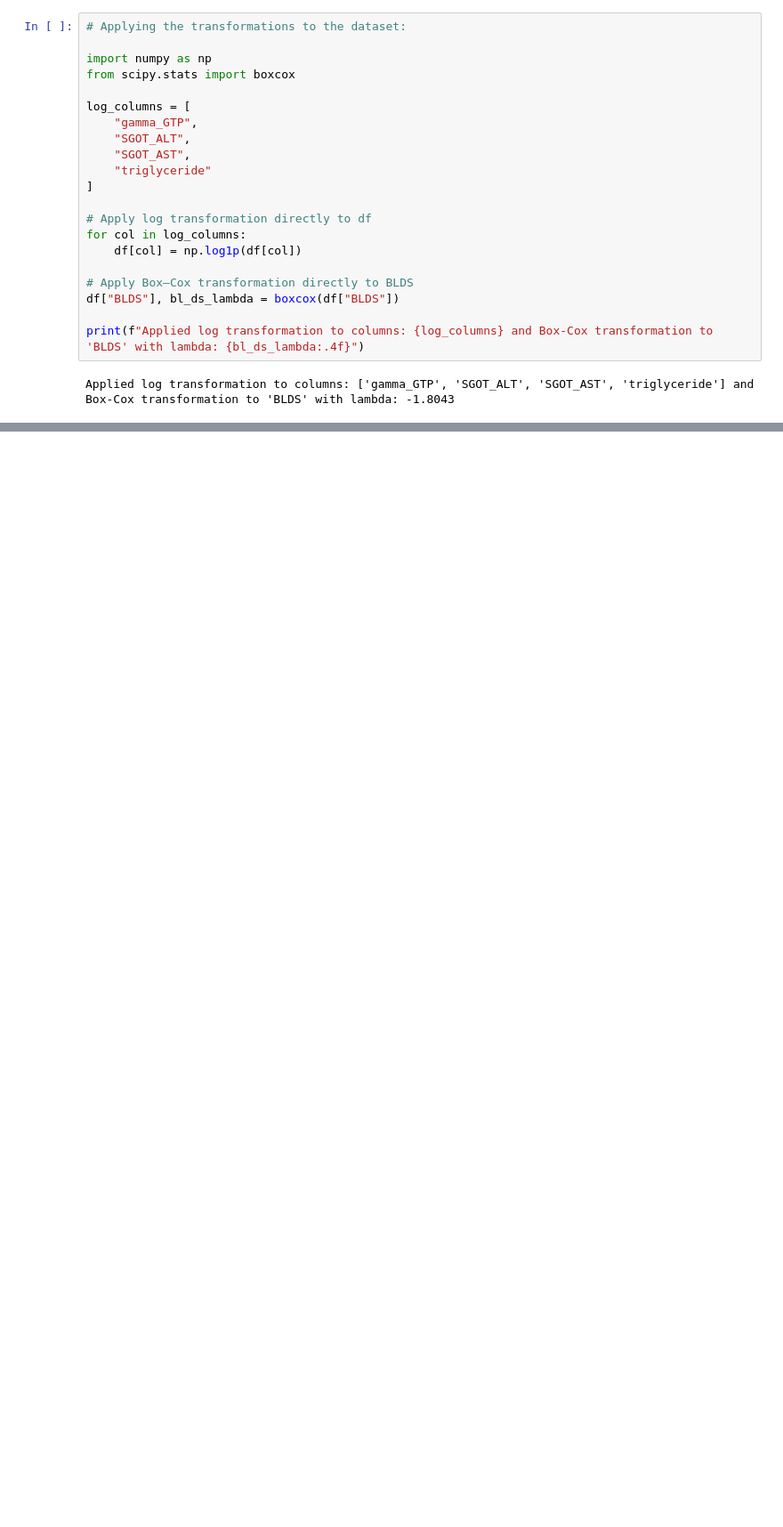
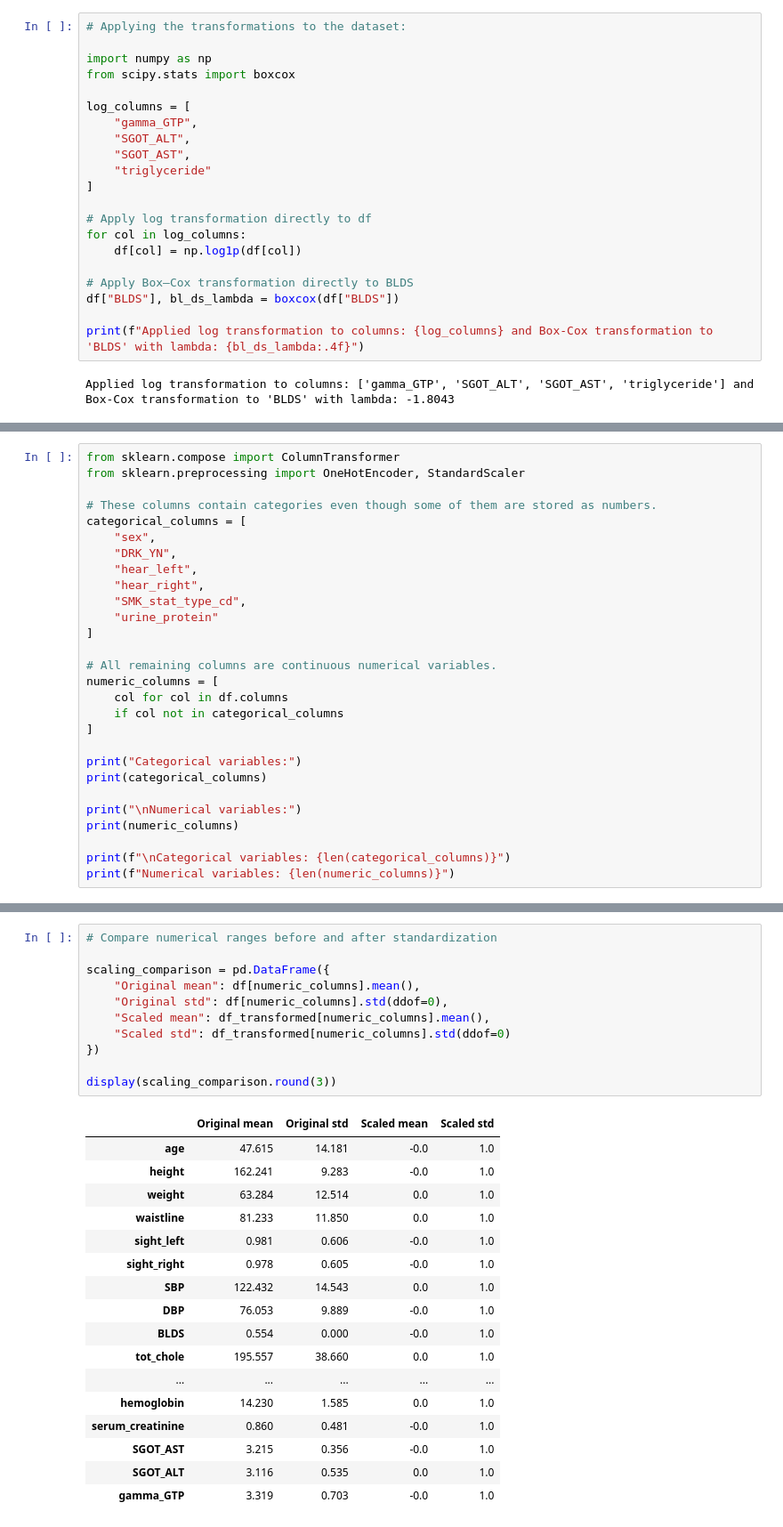
Before and after one commit to mohandtest/assignment-1-IT3212, a Jupyter notebook: src/data-driven.ipynb, the cells around one changed output, grey strips where cells are left out. Shown at 89% size. Saved outputs shown, nothing was run; the diff lists cells and outputs as text; blank space fills up the shorter version.

```diff
--- a/src/data-driven.ipynb
+++ b/src/data-driven.ipynb
@@ -799,0 +851,28 @@ Applied log transformation to columns: ['gamma_GTP', 'SGOT_ALT', 'SGOT_AST', 'tr
+# %%
+from sklearn.compose import ColumnTransformer
+from sklearn.preprocessing import OneHotEncoder, StandardScaler
+
+# These columns contain categories even though some of them are stored as numbers.
+categorical_columns = [
+    "sex",
+    "DRK_YN",
+    "hear_left",
+    "hear_right",
+    "SMK_stat_type_cd",
+    "urine_protein"
+]
+
+# All remaining columns are continuous numerical variables.
+numeric_columns = [
+    col for col in df.columns
+    if col not in categorical_columns
+]
+
+print("Categorical variables:")
+print(categorical_columns)
+
+print("\nNumerical variables:")
+print(numeric_columns)
+
+print(f"\nCategorical variables: {len(categorical_columns)}")
+print(f"Numerical variables: {len(numeric_columns)}")
@@ -799,0 +998,29 @@ Applied log transformation to columns: ['gamma_GTP', 'SGOT_ALT', 'SGOT_AST', 'tr
+# %%
+# Compare numerical ranges before and after standardization
+
+scaling_comparison = pd.DataFrame({
+    "Original mean": df[numeric_columns].mean(),
+    "Original std": df[numeric_columns].std(ddof=0),
+    "Scaled mean": df_transformed[numeric_columns].mean(),
+    "Scaled std": df_transformed[numeric_columns].std(ddof=0)
+})
+
+display(scaling_comparison.round(3))
+# %% [output]
+|  | Original mean | Original std | Scaled mean | Scaled std |
+| age | 47.615 | 14.181 | -0.0 | 1.0 |
+| height | 162.241 | 9.283 | -0.0 | 1.0 |
+| weight | 63.284 | 12.514 | 0.0 | 1.0 |
+| waistline | 81.233 | 11.850 | 0.0 | 1.0 |
+| sight_left | 0.981 | 0.606 | -0.0 | 1.0 |
+| sight_right | 0.978 | 0.605 | -0.0 | 1.0 |
+| SBP | 122.432 | 14.543 | 0.0 | 1.0 |
+| DBP | 76.053 | 9.889 | -0.0 | 1.0 |
+| BLDS | 0.554 | 0.000 | -0.0 | 1.0 |
+| tot_chole | 195.557 | 38.660 | 0.0 | 1.0 |
+| ... | ... | ... | ... | ... |
+| hemoglobin | 14.230 | 1.585 | 0.0 | 1.0 |
+| serum_creatinine | 0.860 | 0.481 | -0.0 | 1.0 |
+| SGOT_AST | 3.215 | 0.356 | -0.0 | 1.0 |
+| SGOT_ALT | 3.116 | 0.535 | 0.0 | 1.0 |
+| gamma_GTP | 3.319 | 0.703 | -0.0 | 1.0 |
```
Also changed, not shown: parts of 13 cells of this notebook, 2 other files.
